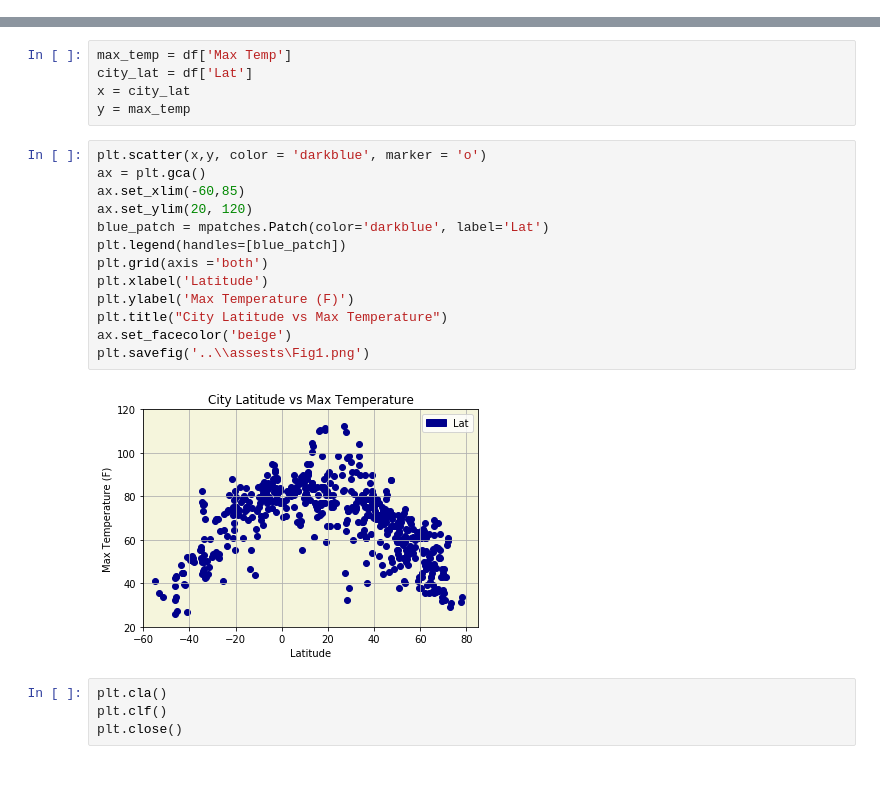
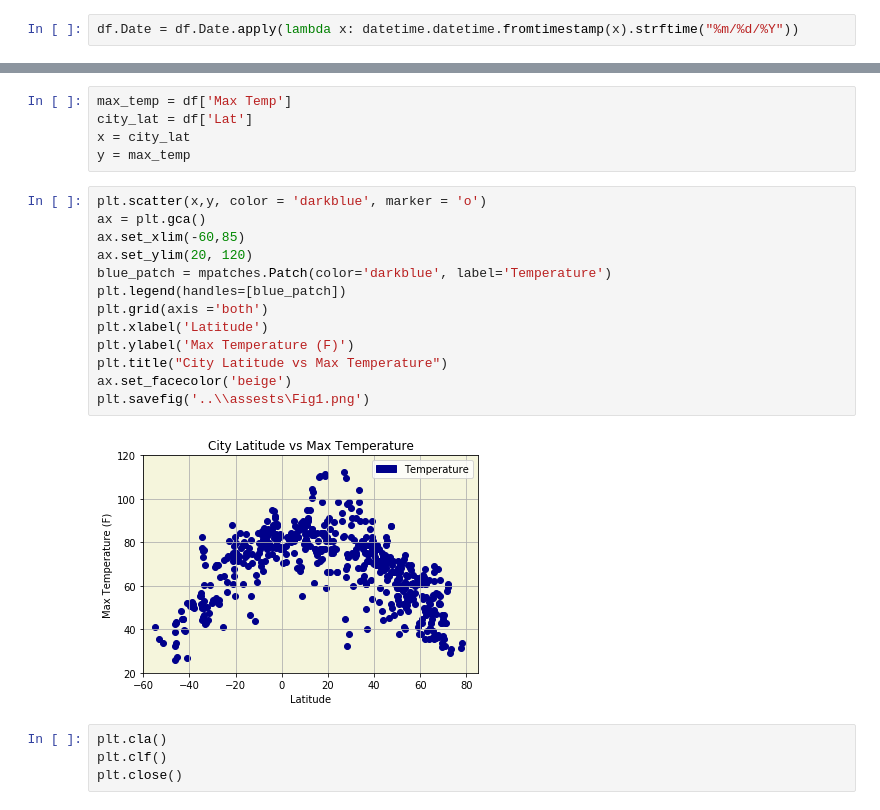
Before and after one commit to jdilligard/SMU_Homework, a Jupyter notebook: 11-Web/Web-Design-Challenge/Resources/GenPlots.ipynb, the cells around one changed output, grey strips where cells are left out. Cells and saved outputs as stored; diff of their text form; blank space fills up the shorter version.

```diff
--- a/11-Web/Web-Design-Challenge/Resources/GenPlots.ipynb
+++ b/11-Web/Web-Design-Challenge/Resources/GenPlots.ipynb
@@ -17,4 +18,6 @@ df.head()
 | 2 | 2 | goulburn | 20 | AU | 1528905078 | 91 | -34.75 | 149.72 | 44.32 | 10.11 |
 | 3 | 3 | lata | 76 | IN | 1528905305 | 89 | 30.78 | 78.62 | 59.89 | 0.94 |
 | 4 | 4 | chokurdakh | 0 | RU | 1528905306 | 88 | 70.62 | 147.90 | 32.17 | 2.95 |
+# %%
+df.Date = df.Date.apply(lambda x: datetime.datetime.fromtimestamp(x).strftime("%m/%d/%Y"))
 # %%
@@ -29,18 +42,18 @@ y = max_temp
 # %%
 plt.scatter(x,y, color = 'darkblue', marker = 'o')
 ax = plt.gca()
 ax.set_xlim(-60,85)
 ax.set_ylim(20, 120)
-blue_patch = mpatches.Patch(color='darkblue', label='Lat')
+blue_patch = mpatches.Patch(color='darkblue', label='Temperature')
 plt.legend(handles=[blue_patch])
 plt.grid(axis ='both')
 plt.xlabel('Latitude')
 plt.ylabel('Max Temperature (F)')
 plt.title("City Latitude vs Max Temperature")
 ax.set_facecolor('beige')
 plt.savefig('..\\assests\Fig1.png')
 # %% [output]
-[figure, old version]
+[figure, new version]
 # %%
 plt.cla()
 plt.clf()
```
Also changed, not shown: parts of 4 cells of this notebook, 14 other files.
